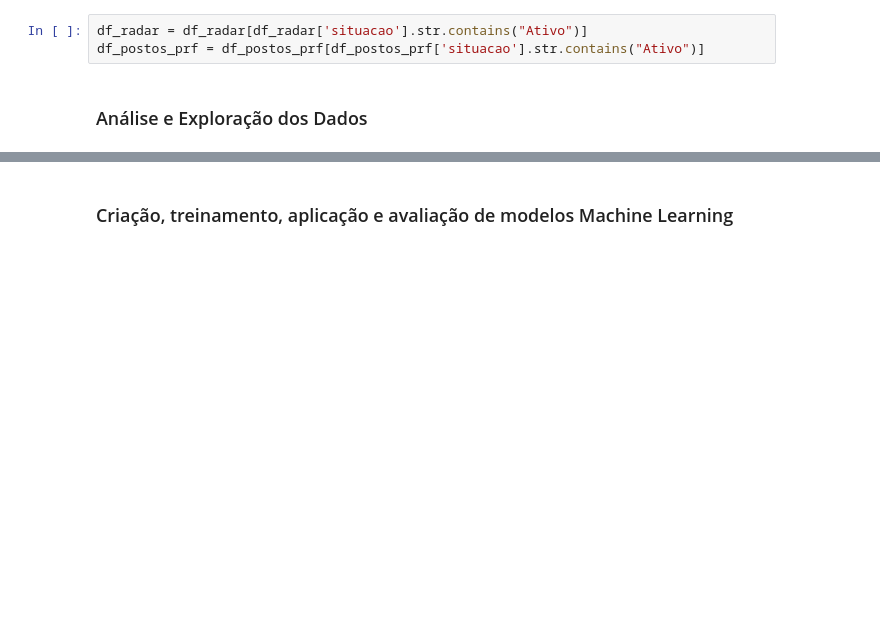
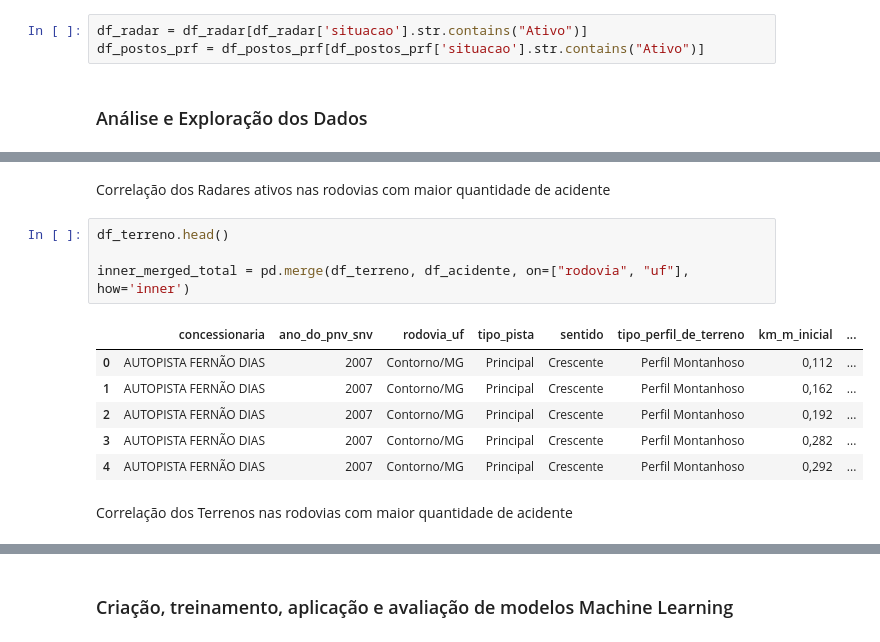
Before and after one commit to veronicasa95/TCC-PUC-MINAS, a Jupyter notebook: data-collect/TCC - PUC Minas - Verônica Sá.ipynb, the cells around one changed output, grey strips where cells are left out. Saved outputs shown, nothing was run; the diff lists cells and outputs as text; blank space fills up the shorter version.

```diff
--- a/data-collect/TCC - PUC Minas - Verônica Sá.ipynb
+++ b/data-collect/TCC - PUC Minas - Verônica Sá.ipynb
@@ -314,0 +425,15 @@ df_postos_prf = df_postos_prf[df_postos_prf['situacao'].str.contains("Ativo")]
+# %% [markdown]
+Correlação dos Radares ativos nas rodovias com maior quantidade de acidente
+# %%
+df_terreno.head()
+
+inner_merged_total = pd.merge(df_terreno, df_acidente, on=["rodovia", "uf"], how='inner')
+# %% [output]
+|  | concessionaria | ano_do_pnv_snv | rodovia_uf | tipo_pista | sentido | tipo_perfil_de_terreno | km_m_inicial | ... |
+| 0 | AUTOPISTA FERNÃO DIAS | 2007 | Contorno/MG | Principal | Crescente | Perfil Montanhoso | 0,112 | ... |
+| 1 | AUTOPISTA FERNÃO DIAS | 2007 | Contorno/MG | Principal | Crescente | Perfil Montanhoso | 0,162 | ... |
+| 2 | AUTOPISTA FERNÃO DIAS | 2007 | Contorno/MG | Principal | Crescente | Perfil Montanhoso | 0,192 | ... |
+| 3 | AUTOPISTA FERNÃO DIAS | 2007 | Contorno/MG | Principal | Crescente | Perfil Montanhoso | 0,282 | ... |
+| 4 | AUTOPISTA FERNÃO DIAS | 2007 | Contorno/MG | Principal | Crescente | Perfil Montanhoso | 0,292 | ... |
+# %% [markdown]
+Correlação dos Terrenos nas rodovias com maior quantidade de acidente
```
Also changed, not shown: parts of 17 cells of this notebook.
